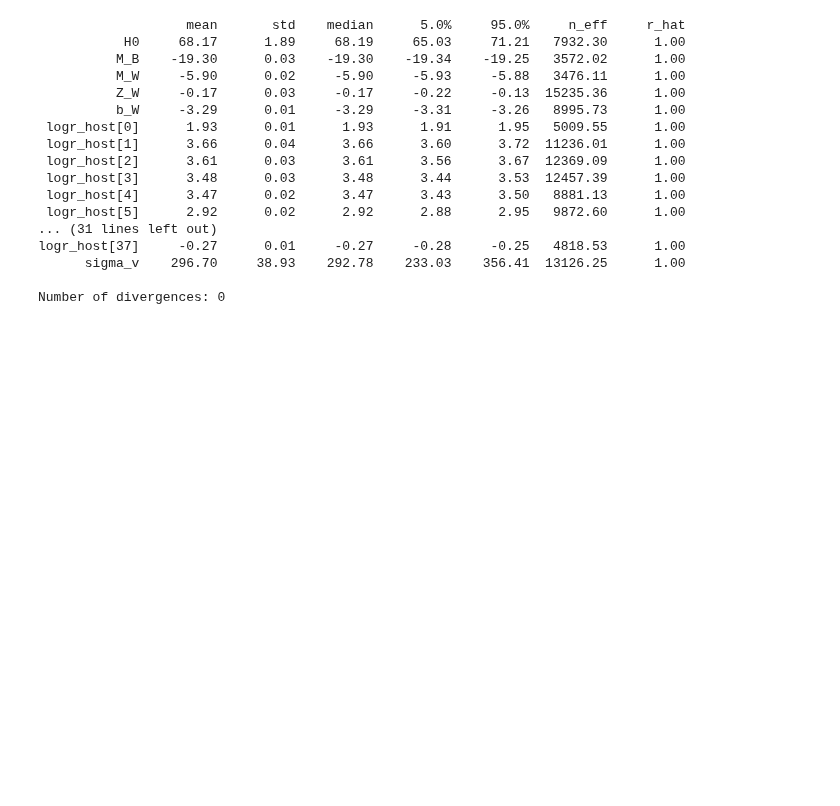
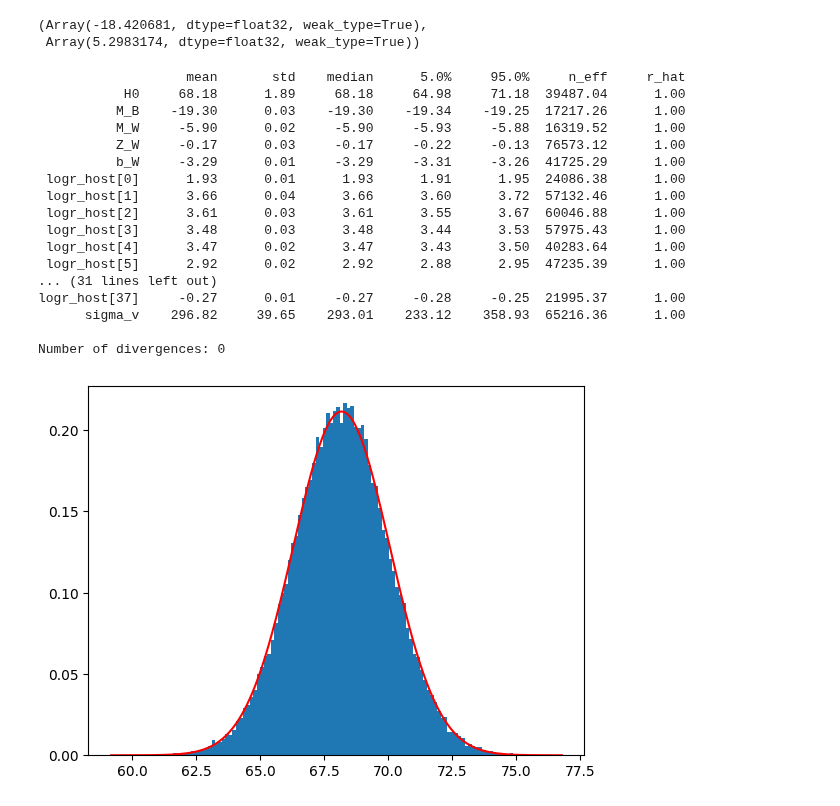
Before and after one commit to Richard-Sti/CANDEL, a Jupyter notebook: notebooks/paper_SH0ES/H0_simple.ipynb, the cells around one changed output. Drawn from its saved outputs; the diff is of its cells as text; code cells hidden in the pictures; blank space fills up the shorter version.

```diff
--- a/notebooks/paper_SH0ES/H0_simple.ipynb
+++ b/notebooks/paper_SH0ES/H0_simple.ipynb
@@ -24,3 +38,8 @@ SPEED_OF_LIGHT = 299_792.458  # km / s
+# %%
+jnp.log(1e-8), jnp.log(200)
+# %% [output]
+(Array(-18.420681, dtype=float32, weak_type=True),
+ Array(5.2983174, dtype=float32, weak_type=True))
 # %%
 def r2mu(r):
     return 5 * jnp.log10(r) + 25
@@ -134,7 +157,7 @@ def model(num_hosts, num_cepheids, mag_cepheid, e_mag_cepheid, logP, OH,
     factor("logS", - num_hosts * logS)
 # %%
 kernel = NUTS(model, init_strategy=init_to_median(num_samples=200))
-mcmc = MCMC(kernel, num_warmup=500, num_samples=2000, num_chains=5, progress_bar=True)
+mcmc = MCMC(kernel, num_warmup=500, num_samples=10000, num_chains=5, progress_bar=True)
 mcmc.run(
     random.PRNGKey(41),
     num_hosts=data["num_hosts"],
@@ -162,19 +185,31 @@ mcmc.print_summary()
 samples = mcmc.get_samples()
 # %% [output]
                    mean       std    median      5.0%     95.0%     n_eff     r_hat
-           H0     68.17      1.89     68.19     65.03     71.21   7932.30      1.00
-          M_B    -19.30      0.03    -19.30    -19.34    -19.25   3572.02      1.00
-          M_W     -5.90      0.02     -5.90     -5.93     -5.88   3476.11      1.00
-          Z_W     -0.17      0.03     -0.17     -0.22     -0.13  15235.36      1.00
-          b_W     -3.29      0.01     -3.29     -3.31     -3.26   8995.73      1.00
- logr_host[0]      1.93      0.01      1.93      1.91      1.95   5009.55      1.00
- logr_host[1]      3.66      0.04      3.66      3.60      3.72  11236.01      1.00
- logr_host[2]      3.61      0.03      3.61      3.56      3.67  12369.09      1.00
- logr_host[3]      3.48      0.03      3.48      3.44      3.53  12457.39      1.00
- logr_host[4]      3.47      0.02      3.47      3.43      3.50   8881.13      1.00
- logr_host[5]      2.92      0.02      2.92      2.88      2.95   9872.60      1.00
+           H0     68.18      1.89     68.18     64.98     71.18  39487.04      1.00
+          M_B    -19.30      0.03    -19.30    -19.34    -19.25  17217.26      1.00
+          M_W     -5.90      0.02     -5.90     -5.93     -5.88  16319.52      1.00
+          Z_W     -0.17      0.03     -0.17     -0.22     -0.13  76573.12      1.00
+          b_W     -3.29      0.01     -3.29     -3.31     -3.26  41725.29      1.00
+ logr_host[0]      1.93      0.01      1.93      1.91      1.95  24086.38      1.00
+ logr_host[1]      3.66      0.04      3.66      3.60      3.72  57132.46      1.00
+ logr_host[2]      3.61      0.03      3.61      3.55      3.67  60046.88      1.00
+ logr_host[3]      3.48      0.03      3.48      3.44      3.53  57975.43      1.00
+ logr_host[4]      3.47      0.02      3.47      3.43      3.50  40283.64      1.00
+ logr_host[5]      2.92      0.02      2.92      2.88      2.95  47235.39      1.00
 ... (31 lines left out)
-logr_host[37]     -0.27      0.01     -0.27     -0.28     -0.25   4818.53      1.00
-      sigma_v    296.70     38.93    292.78    233.03    356.41  13126.25      1.00
+logr_host[37]     -0.27      0.01     -0.27     -0.28     -0.25  21995.37      1.00
+      sigma_v    296.82     39.65    293.01    233.12    358.93  65216.36      1.00
 
 Number of divergences: 0
+# %%
+from scipy.stats import norm
+
+plt.figure()
+plt.hist(samples["H0"], bins="auto", density=1)
+
+x = np.linspace(samples["H0"].min(), samples["H0"].max(), 2000)
+plt.plot(x, norm.pdf(x, samples["H0"].mean(), samples["H0"].std()), c="red")
+
+plt.show()
+# %% [output]
+[figure, added]
```
Also changed, not shown: parts of 4 cells of this notebook.
